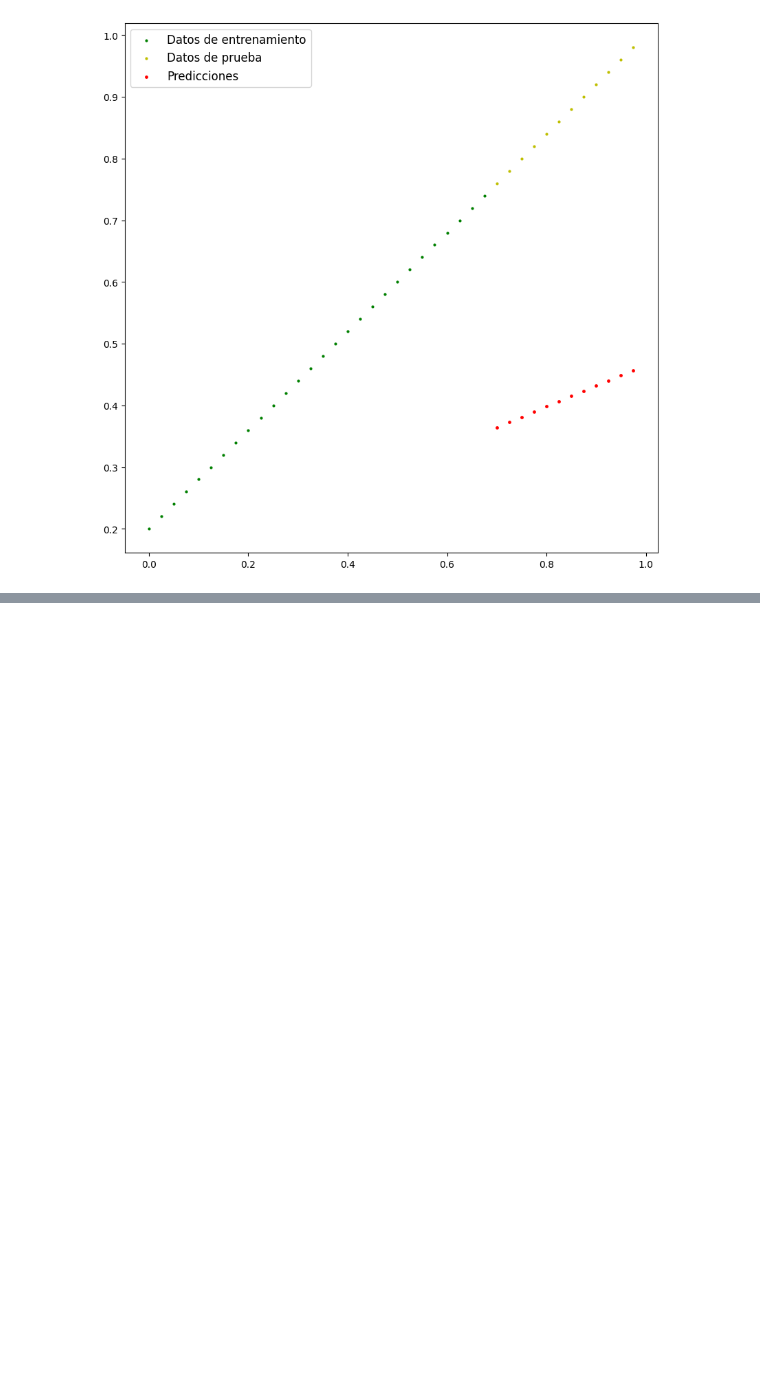
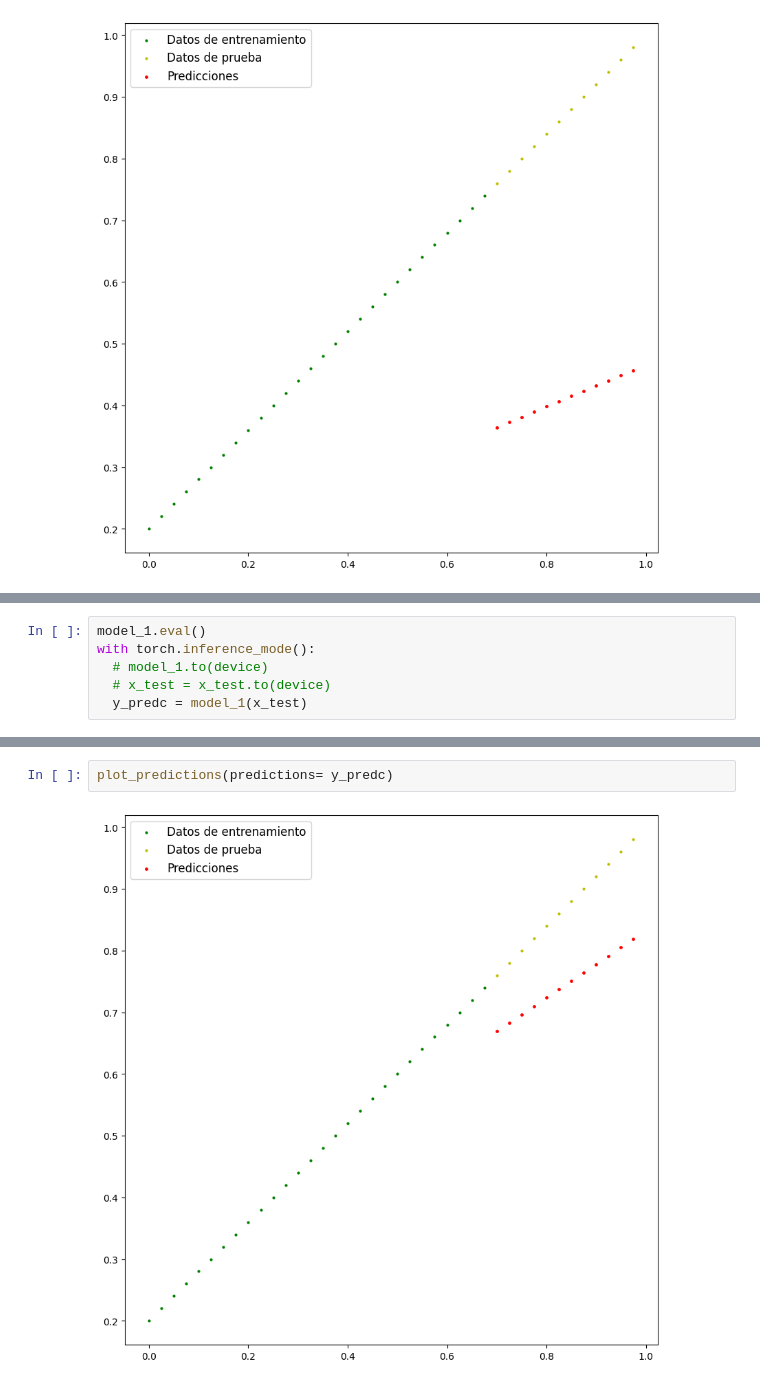
Before and after one commit to carloscifuentesingsoft1560-cyber/Learning_Pytorch, a Jupyter notebook: modelo_de_regresion_lineal.ipynb, the cells around one changed output, grey strips where cells are left out. Saved outputs shown, nothing was run; the diff lists cells and outputs as text; blank space fills up the shorter version.

```diff
--- a/modelo_de_regresion_lineal.ipynb
+++ b/modelo_de_regresion_lineal.ipynb
@@ -116,0 +169,6 @@ plot_predictions(predictions= y_testc)
+# %%
+model_1.eval()
+with torch.inference_mode():
+  # model_1.to(device)
+  # x_test = x_test.to(device)
+  y_predc = model_1(x_test)
@@ -116,0 +190,4 @@ plot_predictions(predictions= y_testc)
+# %%
+plot_predictions(predictions= y_predc)
+# %% [output]
+[figure, added]
```
Also changed, not shown: parts of 4 cells of this notebook.
